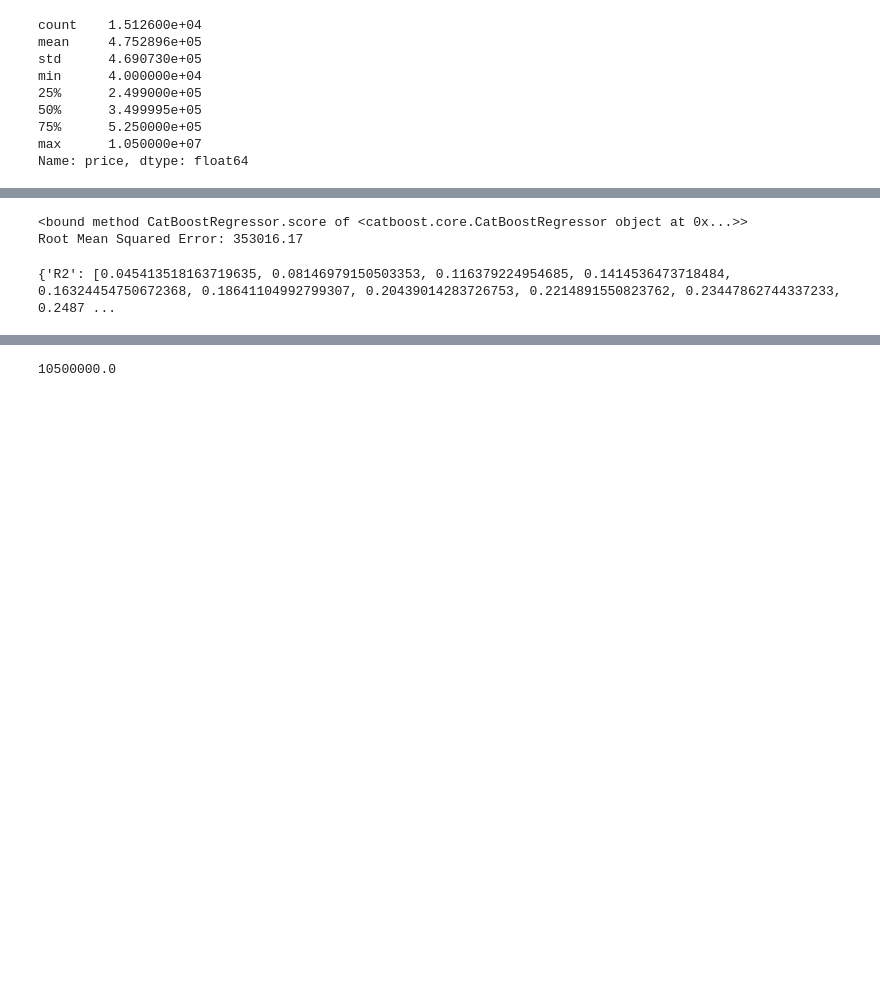
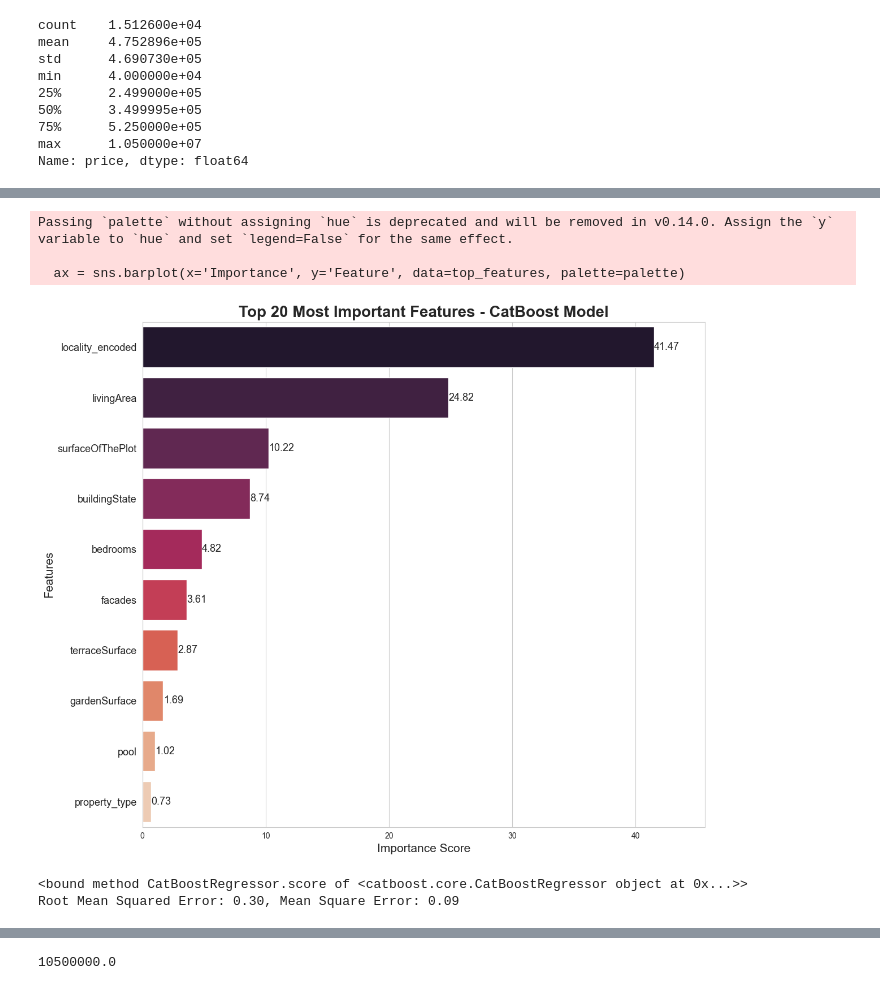
Before and after one commit to 2moonyo/regression, a Jupyter notebook: WIP.ipynb, the cells around one changed output, grey strips where cells are left out. Cells and saved outputs as stored; diff of their text form; code cells hidden in the pictures; blank space fills up the shorter version.

```diff
--- a/WIP.ipynb
+++ b/WIP.ipynb
@@ -654 +832,4 @@ categorical_feature_indices = ["property_type","province","locality"]
+# %%
+kf = KFold(n_splits=5)
+feature_importances = []
 # %%
@@ -660,20 +857,59 @@ MetricVisualizer(layout=Layout(align_self='stretch', height='500px'))
+# %%
+# Average feature importance across all folds
+avg_importance = np.mean(feature_importances, axis=0)
+
+# Convert to DataFrame
+feat_imp_df = pd.DataFrame({'Feature': X.columns, 'Importance': avg_importance})
+
+# Sort and take the top 20 features
+top_features = feat_imp_df.sort_values(by='Importance', ascending=False).head(20)
+
+# Set the style and color palette
+sns.set_style("whitegrid")
+palette = sns.color_palette("rocket", len(top_features))
+
+# Create the plot
+plt.figure(figsize=(12, 10))
+ax = sns.barplot(x='Importance', y='Feature', data=top_features, palette=palette)
+
+# Customize the plot
+plt.title('Top 20 Most Important Features - CatBoost Model', fontsize=20, fontweight='bold')
+plt.xlabel('Importance Score', fontsize=15)
+plt.ylabel('Features', fontsize=15)
+
+# Add value labels to the end of each bar
+for i, v in enumerate(top_features['Importance']):
+    ax.text(v + 0.01, i, f'{v:.2f}', va='center', fontsize=13)
+
+# Extend x-axis by 10% and feature names font size
+plt.xlim(0, max(top_features['Importance']) * 1.1)
+plt.yticks(fontsize=13)
+
+# Adjust layout and display
+plt.tight_layout()
+plt.show()
+# %% [output]
+Passing `palette` without assigning `hue` is deprecated and will be removed in v0.14.0. Assign the `y` variable to `hue` and set `legend=False` for the same effect.
+
+  ax = sns.barplot(x='Importance', y='Feature', data=top_features, palette=palette)
+[figure, added]
 # %%
 #Make predictions
 y_pred = model.predict(X_test)
+y_train_pred = model.predict(X_train)
 
 #Evaluate Mean Square Root (MSE)
-mse = root_mean_squared_error(y_test, y_pred)
+rmse = root_mean_squared_error(y_test, y_pred)
+mse = mean_squared_error(y_test,y_pred)
 print(model.score)
-print(f"Root Mean Squared Error: {mse:.2f}")
+print(f"Root Mean Squared Error: {rmse:.2f}, Mean Square Error: {mse:.2f}" )
 # %% [output]
 <bound method CatBoostRegressor.score of <catboost.core.CatBoostRegressor object at 0x...>>
-Root Mean Squared Error: 353016.17
+Root Mean Squared Error: 0.30, Mean Square Error: 0.09
 # %%
-validation_pool = Pool(X_test, y_test)
+validation_pool = Pool(y_pred, y_test)
 metrics = model.eval_metrics(data=validation_pool, metrics=['R2', 'RMSE', 'MAE'])
 print(metrics)
-# %% [output]
-{'R2': [0.045413518163719635, 0.08146979150503353, 0.116379224954685, 0.1414536473718484, 0.16324454750672368, 0.18641104992799307, 0.20439014283726753, 0.2214891550823762, 0.23447862744337233, 0.2487 ...
 # %%
 plt.scatter(y_test, y_pred)
 
```
Also changed, not shown: parts of 43 cells of this notebook, 9 other files.
